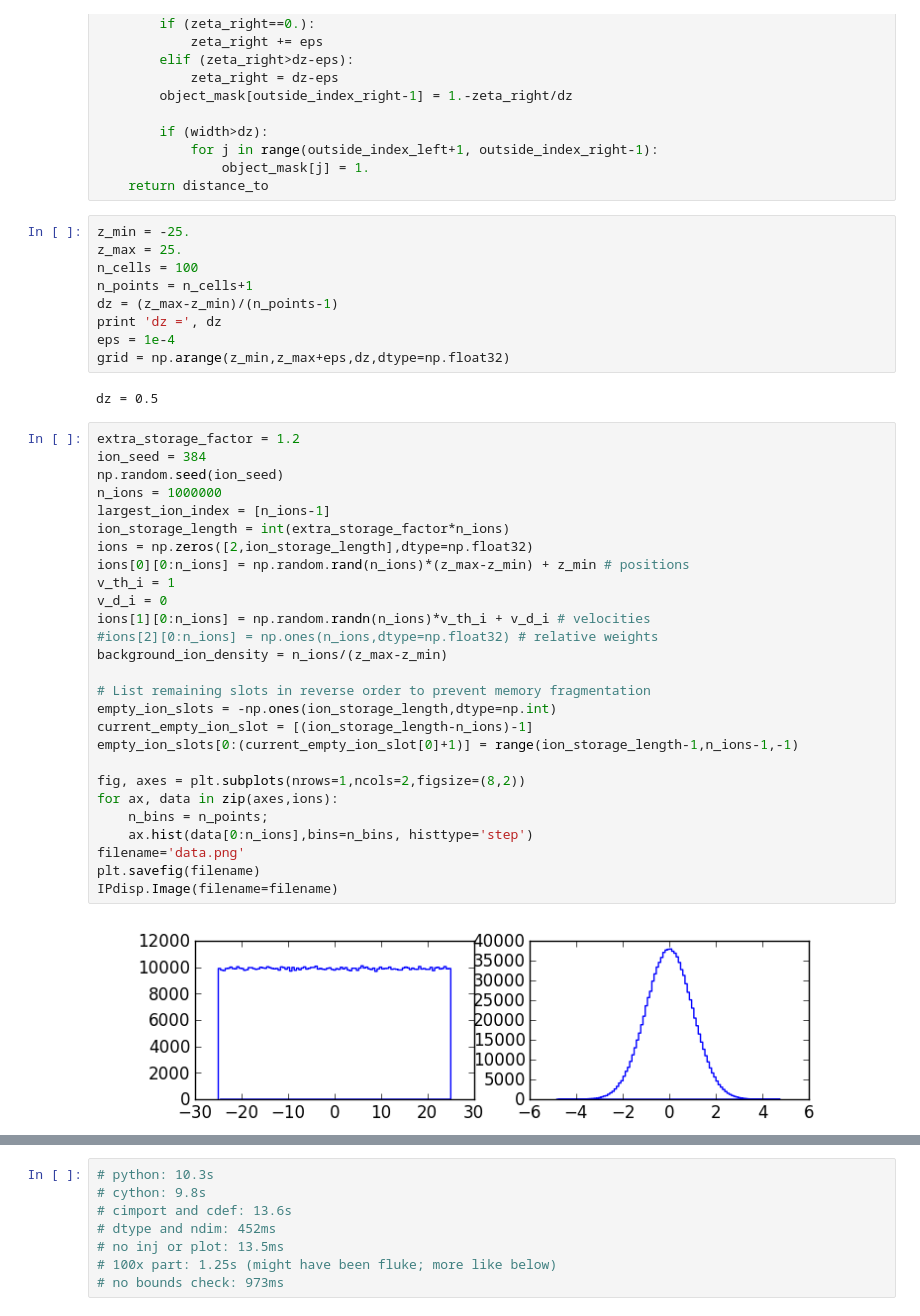
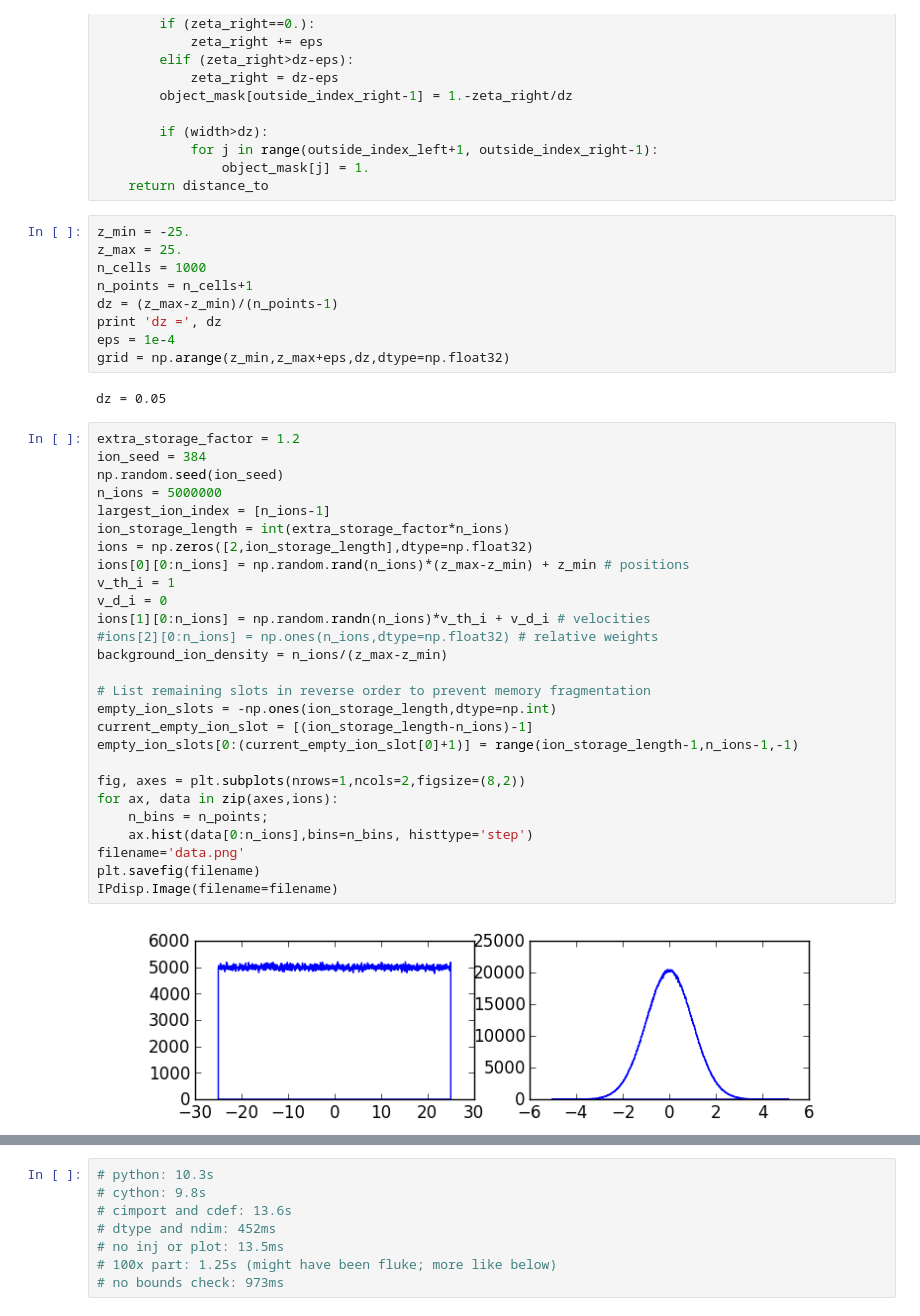
Before and after one commit to ctzhou/ESPIC_hole_tracking, a Jupyter notebook: infMagSim.ipynb, the cells around one changed output, grey strips where cells are left out. Saved outputs shown, nothing was run; the diff lists cells and outputs as text.

```diff
--- a/infMagSim.ipynb
+++ b/infMagSim.ipynb
@@ -77,43 +77,43 @@ def circular_cross_section(grid, t, t_center, v_drift, radius, object_mask):
 # %%
 z_min = -25.
 z_max = 25.
-n_cells = 100
+n_cells = 1000
 n_points = n_cells+1
 dz = (z_max-z_min)/(n_points-1)
 print 'dz =', dz
 eps = 1e-4
 grid = np.arange(z_min,z_max+eps,dz,dtype=np.float32)
 # %% [output]
-dz = 0.5
+dz = 0.05
 # %%
 extra_storage_factor = 1.2
 ion_seed = 384
 np.random.seed(ion_seed)
-n_ions = 1000000
+n_ions = 5000000
 largest_ion_index = [n_ions-1]
 ion_storage_length = int(extra_storage_factor*n_ions)
 ions = np.zeros([2,ion_storage_length],dtype=np.float32)
 ions[0][0:n_ions] = np.random.rand(n_ions)*(z_max-z_min) + z_min # positions
 v_th_i = 1
 v_d_i = 0
 ions[1][0:n_ions] = np.random.randn(n_ions)*v_th_i + v_d_i # velocities
 #ions[2][0:n_ions] = np.ones(n_ions,dtype=np.float32) # relative weights
 background_ion_density = n_ions/(z_max-z_min)
 
 # List remaining slots in reverse order to prevent memory fragmentation
 empty_ion_slots = -np.ones(ion_storage_length,dtype=np.int)
 current_empty_ion_slot = [(ion_storage_length-n_ions)-1]
 empty_ion_slots[0:(current_empty_ion_slot[0]+1)] = range(ion_storage_length-1,n_ions-1,-1)
 
 fig, axes = plt.subplots(nrows=1,ncols=2,figsize=(8,2))
 for ax, data in zip(axes,ions):
     n_bins = n_points;
     ax.hist(data[0:n_ions],bins=n_bins, histtype='step')
 filename='data.png'
 plt.savefig(filename)
 IPdisp.Image(filename=filename)
 # %% [output]
-[figure, old version]
+[figure, new version]
 # %%
 electron_seed = ion_seed+523
 np.random.seed(electron_seed)
```
Also changed, not shown: parts of 7 cells of this notebook, 1 other file.
